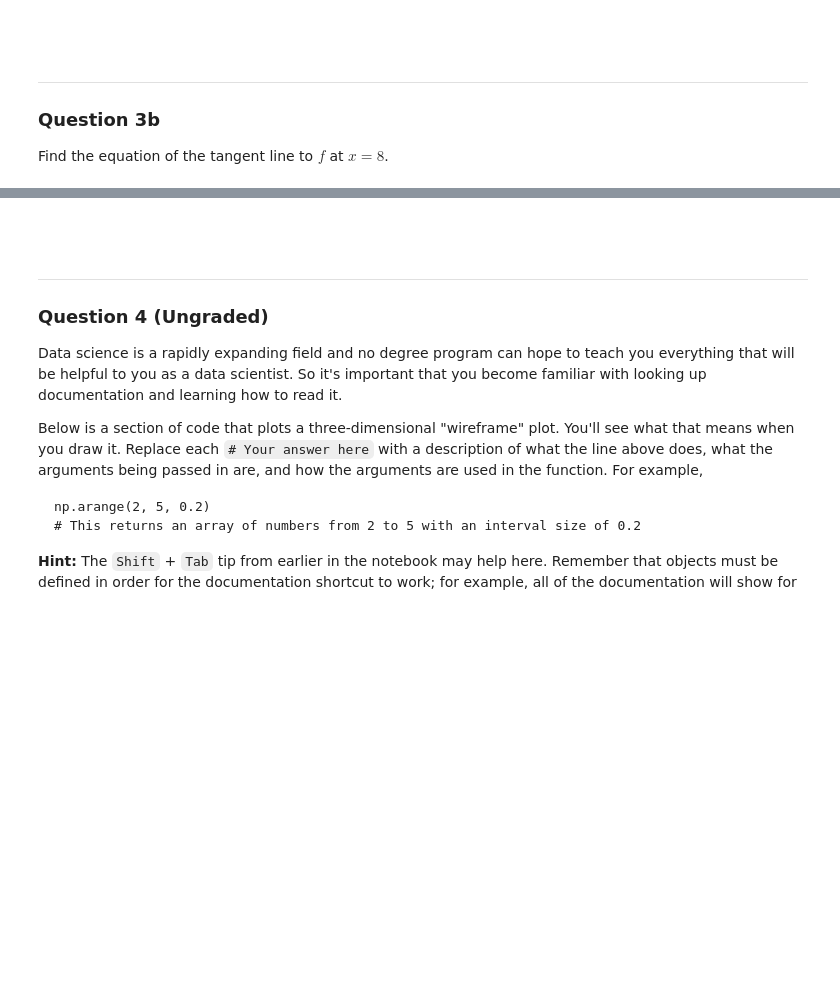
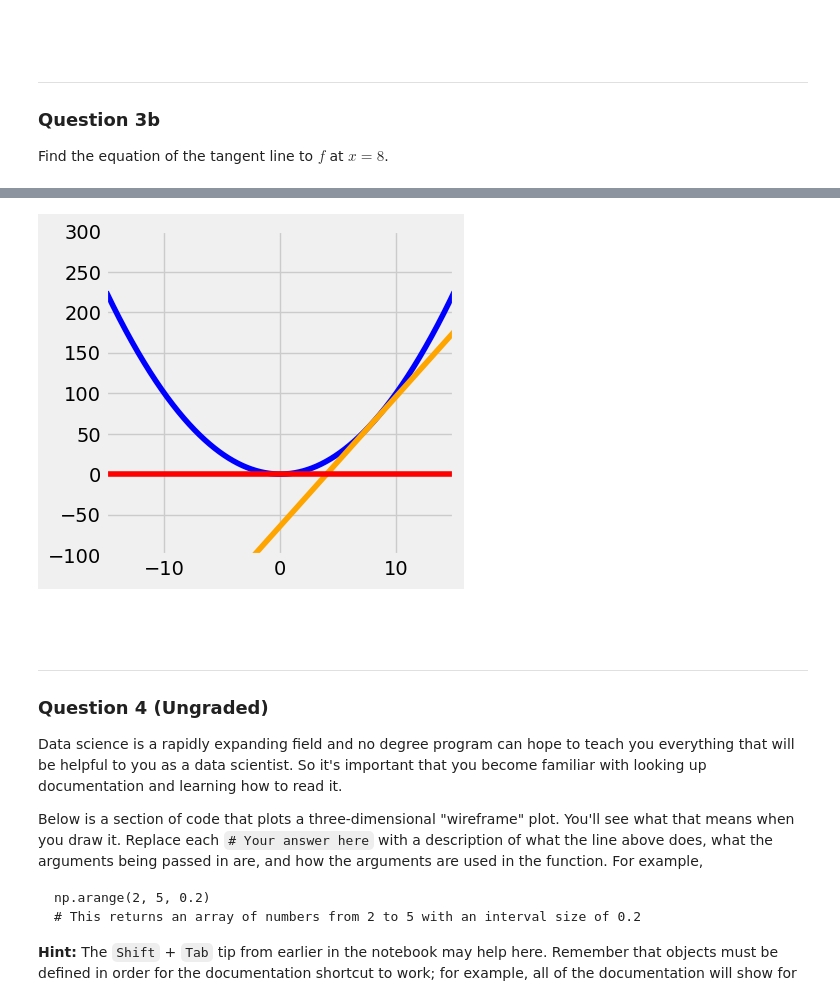
Before and after one commit to shuichicx/DS100, a Jupyter notebook: lab/lab01/lab01.ipynb, the cells around one changed output, grey strips where cells are left out. Drawn from its saved outputs; the diff is of its cells as text; code cells hidden in the pictures; blank space fills up the shorter version.

```diff
--- a/lab/lab01/lab01.ipynb
+++ b/lab/lab01/lab01.ipynb
@@ -341,19 +424,31 @@ You should use the `plt.plot` function to plot lines. You may find the following
 - [`plt.figure(figsize=..)`](https://matplotlib.org/stable/api/_as_gen/matplotlib.pyplot.figure.html)
 - [`plt.ylim(..)`](https://matplotlib.org/stable/api/_as_gen/matplotlib.pyplot.ylim.html)
 - [`plt.axhline(..)`](https://matplotlib.org/stable/api/_as_gen/matplotlib.pyplot.axhline.html)
-# %%
-def f(x):
-    ...
-
-def df(x):
-    ...
-
-def plot(f, df):
-    # Hint: Use np.linspace()
-    x = ...
-    ...
-
-plot(f, df)
+# %%
+def f(x):
+    return x ** 2
+
+def df(x):
+    return 16 * x - 64
+
+def plot(f, df):
+    # Hint: Use np.linspace()
+    x = np.linspace(-20, 20, 100000000)
+    y, dy = f(x), df(x)
+    plt.plot(x, y, color='blue')
+    plt.plot(x, dy, color='orange')
+    plt.axhline(y = 0, color='red')
+
+plot(f, df)
+
+plt.xlim(-15, 15)
+plt.ylim(-100, 300)
+fig = plt.gcf()
+fig.set_size_inches(4, 4)
+
+plt.show()
+# %% [output]
+[figure, added]
 # %% [markdown]
 <br/><br/>
 
```
Also changed, not shown: parts of 28 cells of this notebook, 4 other files.
